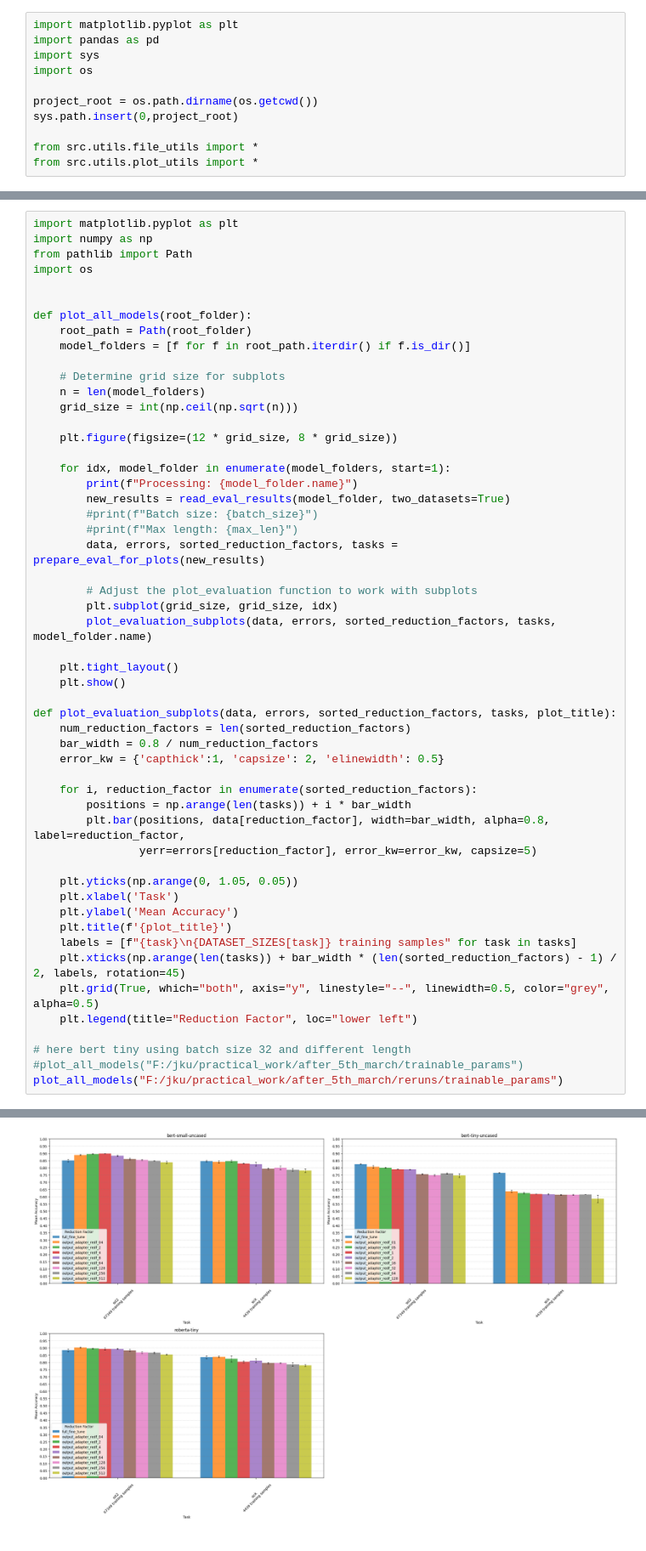
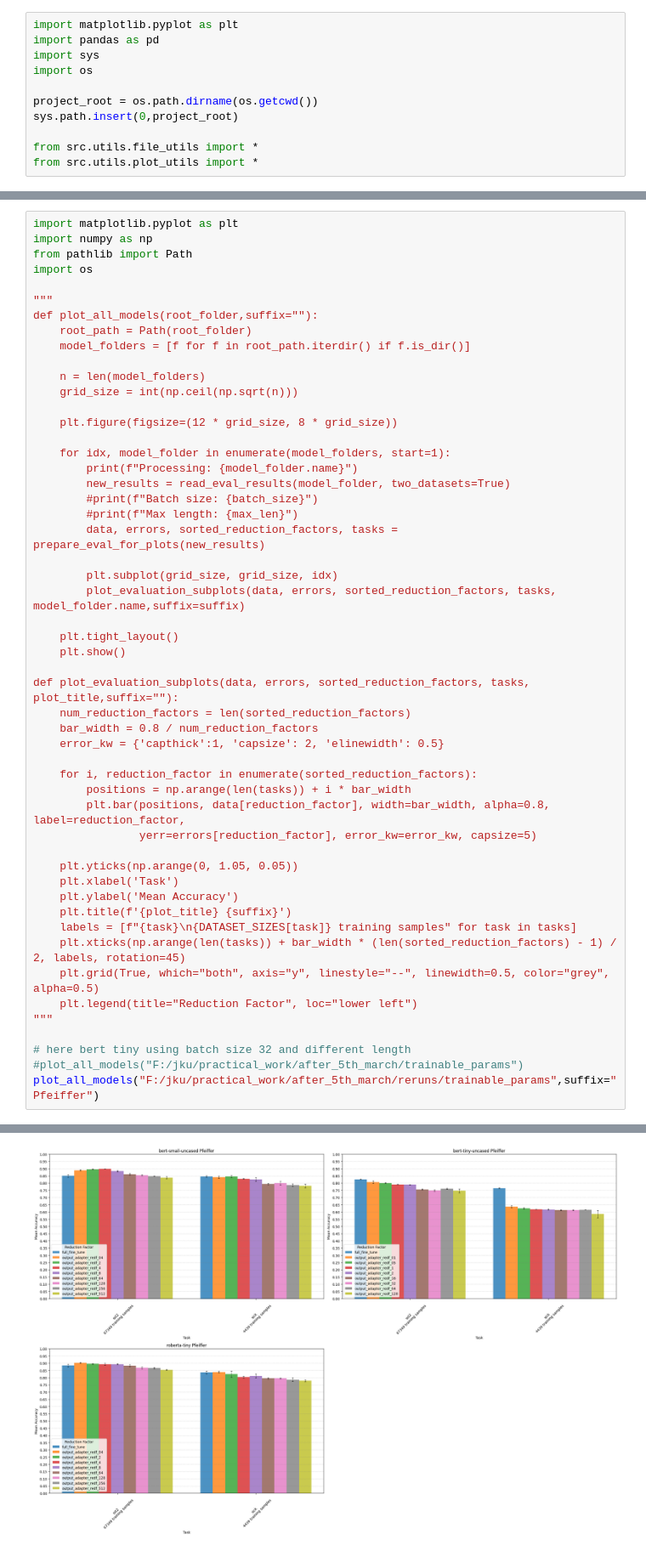
Before and after one commit to HectorAuvinen/adapter_experiments, a Jupyter notebook: notebooks/result_plotting.ipynb, the cells around one changed output, grey strips where cells are left out. Shown at 85% size. Cells and saved outputs as stored; diff of their text form.

```diff
--- a/notebooks/result_plotting.ipynb
+++ b/notebooks/result_plotting.ipynb
@@ -82,12 +108,11 @@ import numpy as np
 from pathlib import Path
 import os
 
-
-def plot_all_models(root_folder):
+"""
+def plot_all_models(root_folder,suffix=""):
     root_path = Path(root_folder)
     model_folders = [f for f in root_path.iterdir() if f.is_dir()]
 
-    # Determine grid size for subplots
     n = len(model_folders)
     grid_size = int(np.ceil(np.sqrt(n)))
 
@@ -100,44 +125,44 @@ def plot_all_models(root_folder):
         #print(f"Max length: {max_len}")
         data, errors, sorted_reduction_factors, tasks = prepare_eval_for_plots(new_results)
 
-        # Adjust the plot_evaluation function to work with subplots
         plt.subplot(grid_size, grid_size, idx)
-        plot_evaluation_subplots(data, errors, sorted_reduction_factors, tasks, model_folder.name)
+        plot_evaluation_subplots(data, errors, sorted_reduction_factors, tasks, model_folder.name,suffix=suffix)
 
     plt.tight_layout()
     plt.show()
 
-def plot_evaluation_subplots(data, errors, sorted_reduction_factors, tasks, plot_title):
+def plot_evaluation_subplots(data, errors, sorted_reduction_factors, tasks, plot_title,suffix=""):
     num_reduction_factors = len(sorted_reduction_factors)
     bar_width = 0.8 / num_reduction_factors
     error_kw = {'capthick':1, 'capsize': 2, 'elinewidth': 0.5}
 
     for i, reduction_factor in enumerate(sorted_reduction_factors):
         positions = np.arange(len(tasks)) + i * bar_width
         plt.bar(positions, data[reduction_factor], width=bar_width, alpha=0.8, label=reduction_factor,
                 yerr=errors[reduction_factor], error_kw=error_kw, capsize=5)
 
     plt.yticks(np.arange(0, 1.05, 0.05))
     plt.xlabel('Task')
     plt.ylabel('Mean Accuracy')
-    plt.title(f'{plot_title}')
+    plt.title(f'{plot_title} {suffix}')
     labels = [f"{task}\n{DATASET_SIZES[task]} training samples" for task in tasks]
     plt.xticks(np.arange(len(tasks)) + bar_width * (len(sorted_reduction_factors) - 1) / 2, labels, rotation=45)
     plt.grid(True, which="both", axis="y", linestyle="--", linewidth=0.5, color="grey", alpha=0.5)
     plt.legend(title="Reduction Factor", loc="lower left")
+"""
 
 # here bert tiny using batch size 32 and different length
 #plot_all_models("F:/jku/practical_work/after_5th_march/trainable_params")
-plot_all_models("F:/jku/practical_work/after_5th_march/reruns/trainable_params")
+plot_all_models("F:/jku/practical_work/after_5th_march/reruns/trainable_params",suffix="Pfeiffer")
 # %% [output]
 Processing: bert-small-uncased
 batches {'sick': [16, 16, 16, 16, 16, 16, 16, 16, 16, 16, 16, 16, 16, 16, 16, 16, 16, 16, 16, 16, 16, 16, 16, 16, 16, 16, 16], 'sst2': [16, 16, 16, 16, 16, 16, 16, 16, 16, 16, 16, 16, 16, 16, 16, 16,  ...
 lengths {'sick': [256, 256, 256, 256, 256, 256, 256, 256, 256, 256, 256, 256, 256, 256, 256, 256, 256, 256, 256, 256, 256, 256, 256, 256, 256, 256, 256], 'sst2': [256, 256, 256, 256, 256, 256, 256, 25 ...
 Processing: bert-tiny-uncased
 batches {'sick': [16, 16, 16, 16, 16, 16, 16, 16, 16, 16, 16, 16, 16, 16, 16, 16, 16, 16, 16, 16, 16, 16, 16, 16, 16, 16, 16], 'sst2': [16, 16, 16, 16, 16, 16, 16, 16, 16, 16, 16, 16, 16, 16, 16, 16,  ...
 lengths {'sick': [256, 256, 256, 256, 256, 256, 256, 256, 256, 256, 256, 256, 256, 256, 256, 256, 256, 256, 256, 256, 256, 256, 256, 256, 256, 256, 256], 'sst2': [256, 256, 256, 256, 256, 256, 256, 25 ...
 Processing: roberta-tiny
 batches {'sick': [16, 16, 16, 16, 16, 16, 16, 16, 16, 16, 16, 16, 16, 16, 16, 16, 16, 16, 16, 16, 16, 16, 16, 16, 16, 16, 16], 'sst2': [16, 16, 16, 16, 16, 16, 16, 16, 16, 16, 16, 16, 16, 16, 16, 16,  ...
 lengths {'sick': [256, 256, 256, 256, 256, 256, 256, 256, 256, 256, 256, 256, 256, 256, 256, 256, 256, 256, 256, 256, 256, 256, 256, 256, 256, 256, 256], 'sst2': [256, 256, 256, 256, 256, 256, 256, 25 ...
-[figure, old version]
+[figure, new version]
 # %%
```
Also changed, not shown: parts of 43 cells of this notebook, 3 other files.
